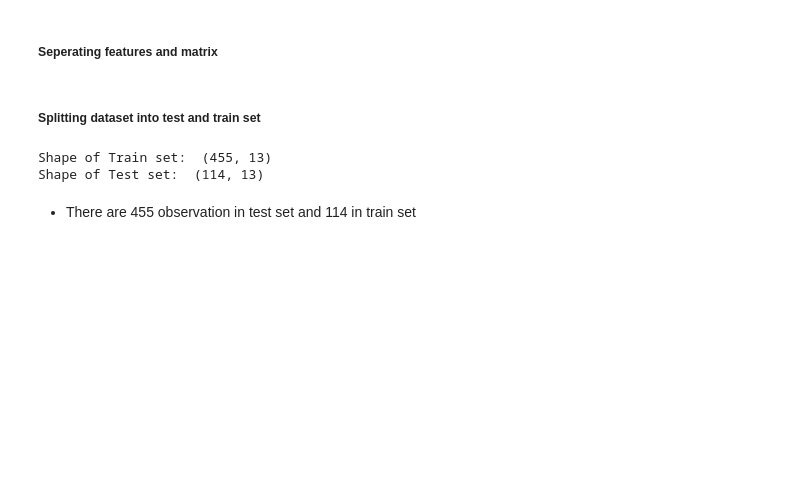
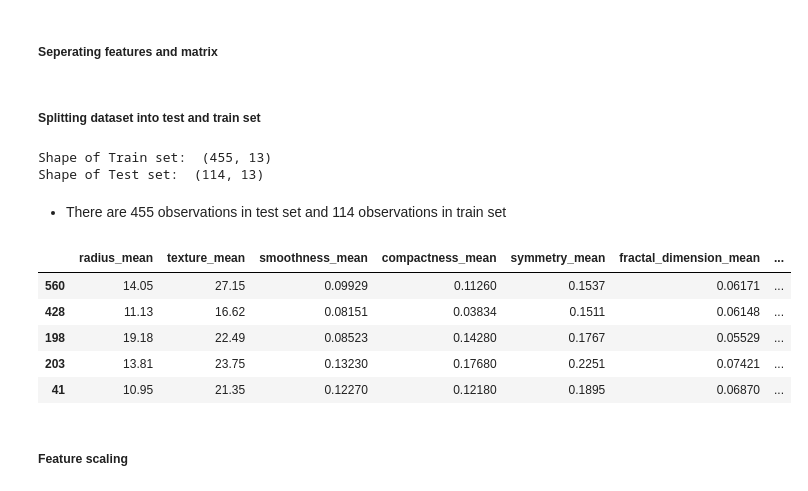
Before and after one commit to mubarakmayyeri/breast-cancer-classification, a Jupyter notebook: breast_cancer_classification.ipynb, the cells around one changed output. Cells and saved outputs as stored; diff of their text form; code cells hidden in the pictures; blank space fills up the shorter version.

Commit message:
feature scaling

```diff
--- a/breast_cancer_classification.ipynb
+++ b/breast_cancer_classification.ipynb
@@ -283,4 +283,15 @@ print('Shape of Test set: ', X_test.shape)
 Shape of Train set:  (455, 13)
 Shape of Test set:  (114, 13)
 # %% [markdown]
-* There are 455 observation in test set and 114 in train set
+* There are 455 observations in test set and 114 observations in train set
+# %%
+X_train.head()
+# %% [output]
+|  | radius_mean | texture_mean | smoothness_mean | compactness_mean | symmetry_mean | fractal_dimension_mean | ... |
+| 560 | 14.05 | 27.15 | 0.09929 | 0.11260 | 0.1537 | 0.06171 | ... |
+| 428 | 11.13 | 16.62 | 0.08151 | 0.03834 | 0.1511 | 0.06148 | ... |
+| 198 | 19.18 | 22.49 | 0.08523 | 0.14280 | 0.1767 | 0.05529 | ... |
+| 203 | 13.81 | 23.75 | 0.13230 | 0.17680 | 0.2251 | 0.07421 | ... |
+| 41 | 10.95 | 21.35 | 0.12270 | 0.12180 | 0.1895 | 0.06870 | ... |
+# %% [markdown]
+##### Feature scaling
```
Also changed, not shown: parts of 5 cells of this notebook.
